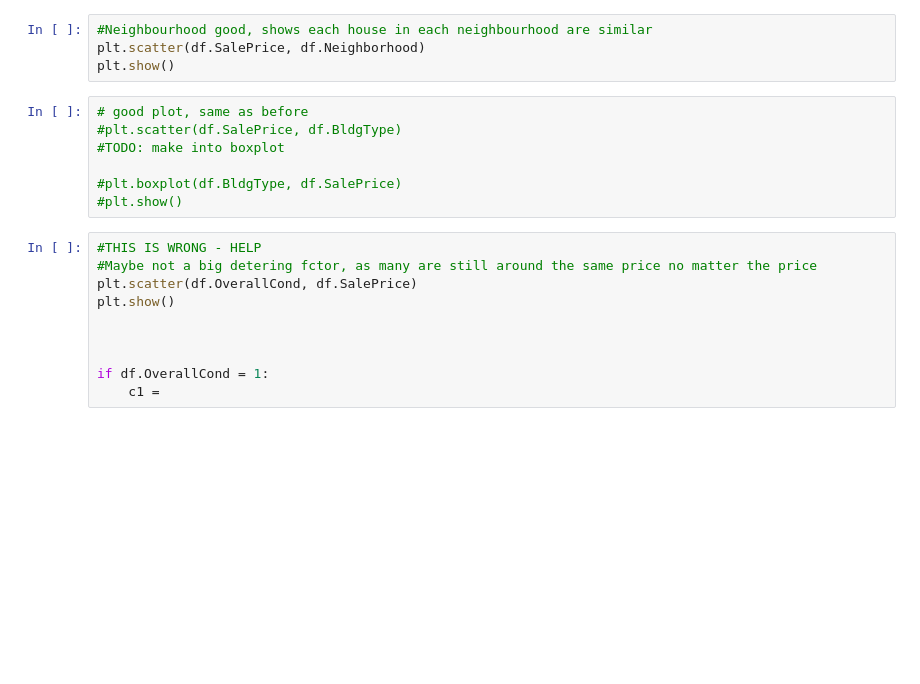
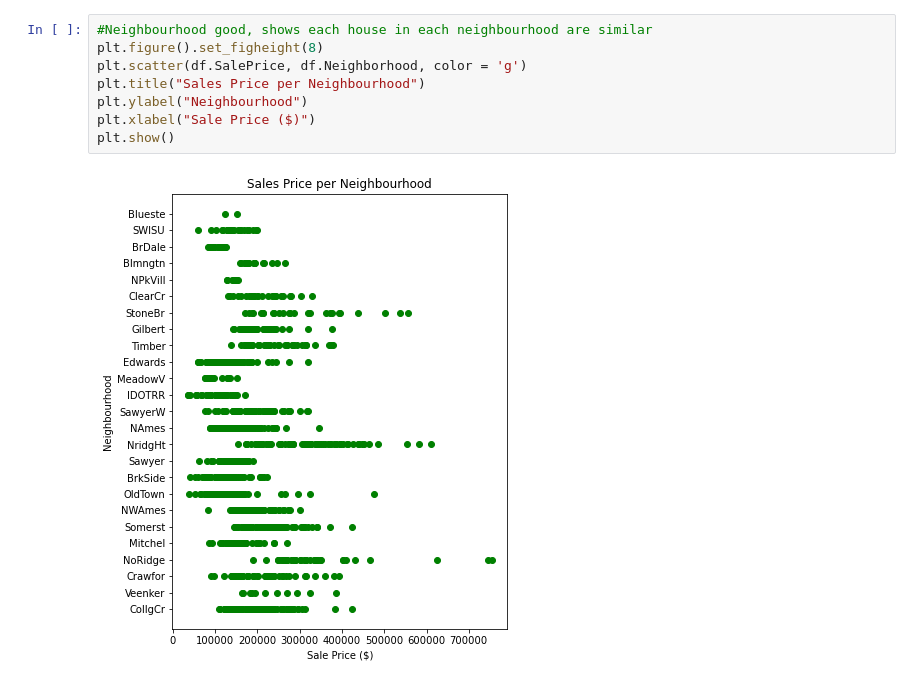
Before and after one commit to maxguy2001/StatsCaseStudiesSem2, a Jupyter notebook: Part1/kim2.ipynb, the cells around one changed output. Saved outputs shown, nothing was run; the diff lists cells and outputs as text; blank space fills up the shorter version.

```diff
--- a/Part1/kim2.ipynb
+++ b/Part1/kim2.ipynb
@@ -35,21 +80,10 @@ oddArea
 # %%
 #Neighbourhood good, shows each house in each neighbourhood are similar
-plt.scatter(df.SalePrice, df.Neighborhood)
+plt.figure().set_figheight(8)
+plt.scatter(df.SalePrice, df.Neighborhood, color = 'g')
+plt.title("Sales Price per Neighbourhood")
+plt.ylabel("Neighbourhood")
+plt.xlabel("Sale Price ($)")
 plt.show()
+# %% [output]
+[figure, added]
-# %%
-# good plot, same as before
-#plt.scatter(df.SalePrice, df.BldgType)
-#TODO: make into boxplot
-
-#plt.boxplot(df.BldgType, df.SalePrice)
-#plt.show()
-# %%
-#THIS IS WRONG - HELP
-#Maybe not a big detering fctor, as many are still around the same price no matter the price
-plt.scatter(df.OverallCond, df.SalePrice)
-plt.show()
-
-
-
-if df.OverallCond = 1:
-    c1 =
```
Also changed, not shown: parts of 7 cells of this notebook.
